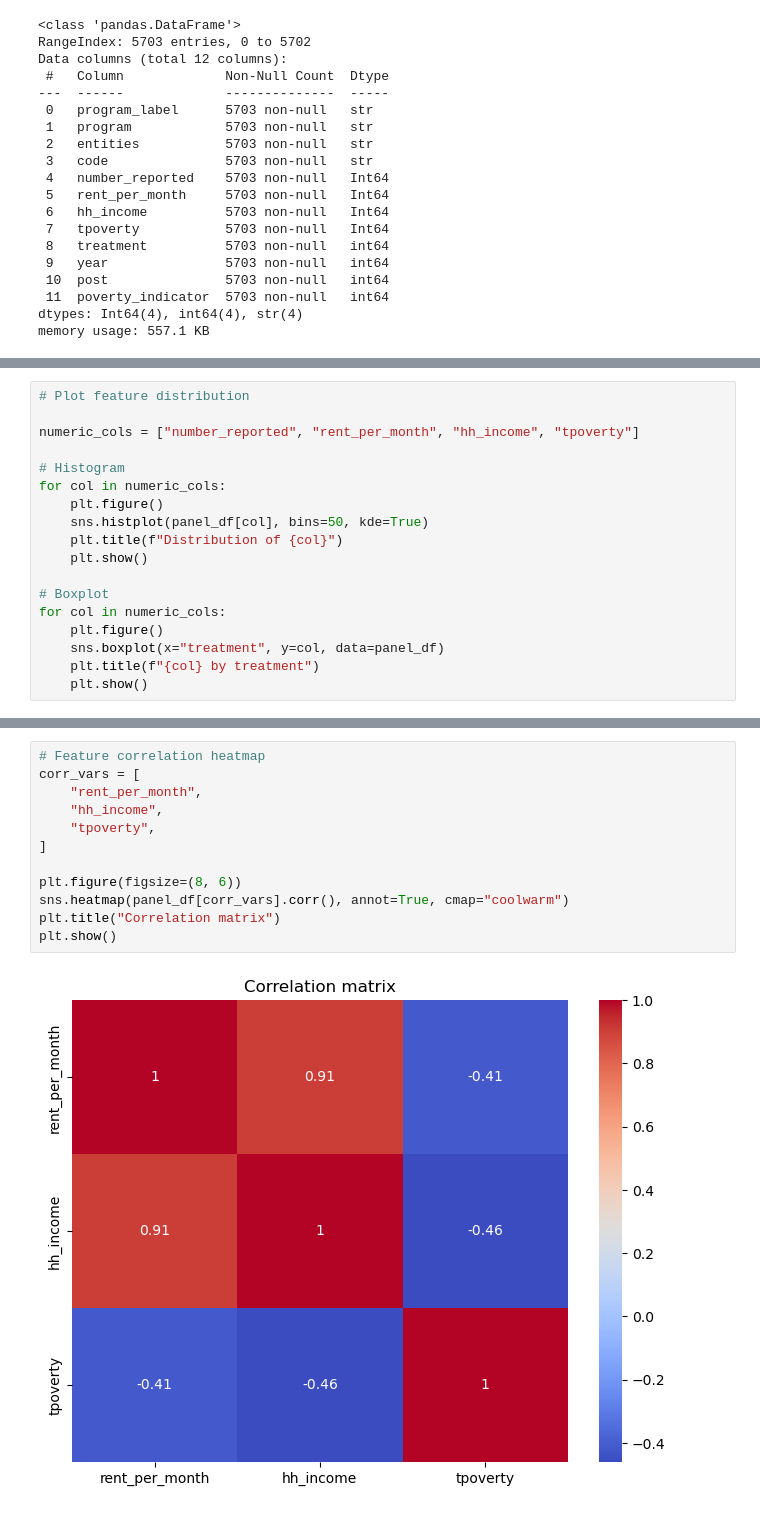
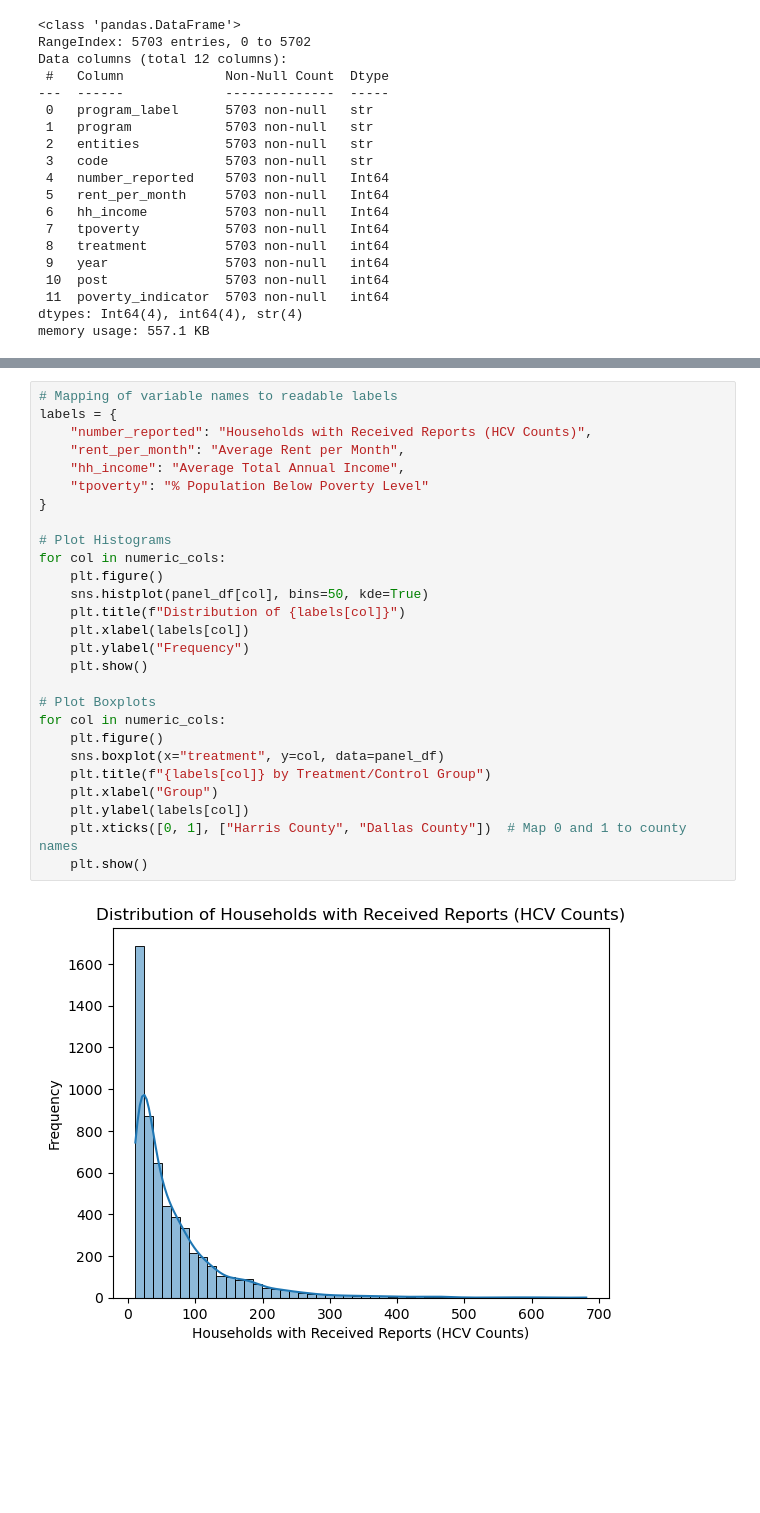
Before and after one commit to ammylin/IDS701_Final_Project, a Jupyter notebook: 00_preprocessing.ipynb, the cells around one changed output, grey strips where cells are left out. Saved outputs shown, nothing was run; the diff lists cells and outputs as text; blank space fills up the shorter version.

```diff
--- a/00_preprocessing.ipynb
+++ b/00_preprocessing.ipynb
@@ -241,21 +240,3 @@ panel_df.describe()
 | 50% | 43.0 | 387.0 | 14298.0 | 20.0 | 0.000000 | 2018.000000 | 1.000000 | 0.000000 |
 | 75% | 88.0 | 475.0 | 17023.5 | 30.0 | 1.000000 | 2020.000000 | 1.000000 | 1.000000 |
 | max | 681.0 | 1084.0 | 39600.0 | 79.0 | 1.000000 | 2022.000000 | 1.000000 | 1.000000 |
-# %%
-# Plot feature distribution
-
-numeric_cols = ["number_reported", "rent_per_month", "hh_income", "tpoverty"]
-
-# Histogram
-for col in numeric_cols:
-    plt.figure()
-    sns.histplot(panel_df[col], bins=50, kde=True)
-    plt.title(f"Distribution of {col}")
-    plt.show()
-
-# Boxplot
-for col in numeric_cols:
-    plt.figure()
-    sns.boxplot(x="treatment", y=col, data=panel_df)
-    plt.title(f"{col} by treatment")
-    plt.show()
@@ -271,14 +243,29 @@ for col in numeric_cols:
-# %%
-# Feature correlation heatmap
-corr_vars = [
-    "rent_per_month",
-    "hh_income",
-    "tpoverty",
-]
-
-plt.figure(figsize=(8, 6))
-sns.heatmap(panel_df[corr_vars].corr(), annot=True, cmap="coolwarm")
-plt.title("Correlation matrix")
-plt.show()
-# %% [output]
-[figure, removed]
+# %%
+# Mapping of variable names to readable labels
+labels = {
+    "number_reported": "Households with Received Reports (HCV Counts)",
+    "rent_per_month": "Average Rent per Month",
+    "hh_income": "Average Total Annual Income",
+    "tpoverty": "% Population Below Poverty Level"
+}
+
+# Plot Histograms
+for col in numeric_cols:
+    plt.figure()
+    sns.histplot(panel_df[col], bins=50, kde=True)
+    plt.title(f"Distribution of {labels[col]}")
+    plt.xlabel(labels[col])
+    plt.ylabel("Frequency")
+    plt.show()
+
+# Plot Boxplots
+for col in numeric_cols:
+    plt.figure()
+    sns.boxplot(x="treatment", y=col, data=panel_df)
+    plt.title(f"{labels[col]} by Treatment/Control Group")
+    plt.xlabel("Group")
+    plt.ylabel(labels[col])
+    plt.xticks([0, 1], ["Harris County", "Dallas County"])  # Map 0 and 1 to county names
+    plt.show()
+# %% [output]
+[figure, added]
```
Also changed, not shown: parts of 28 cells of this notebook.
